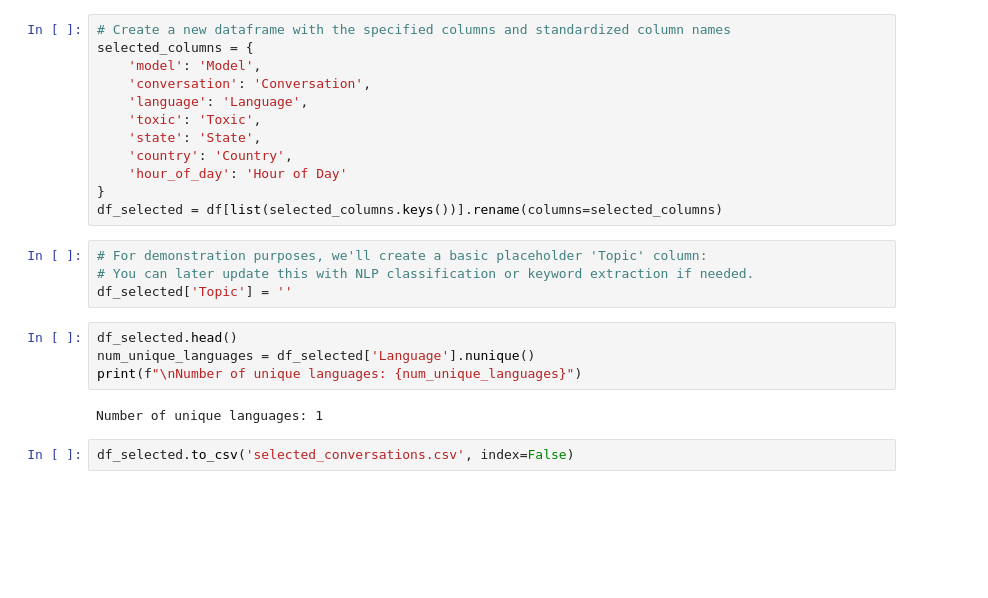
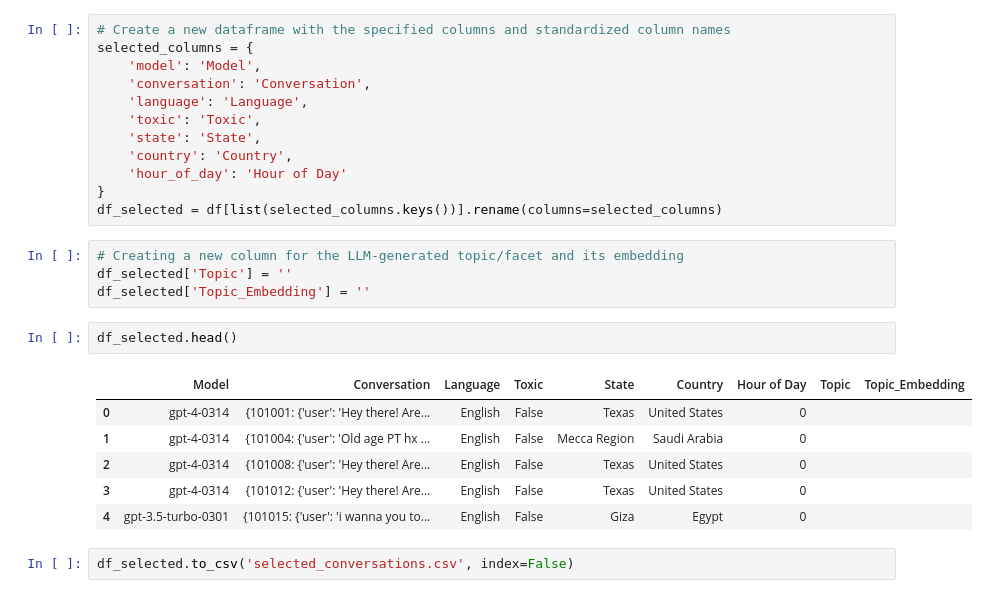
Before and after one commit to VarunSendilraj/Pebl-Maps, a Jupyter notebook: dataExploration.ipynb, the cells around one changed output. Cells and saved outputs as stored; diff of their text form; blank space fills up the shorter version.

```diff
--- a/dataExploration.ipynb
+++ b/dataExploration.ipynb
@@ -302,14 +310,17 @@ selected_columns = {
 }
 df_selected = df[list(selected_columns.keys())].rename(columns=selected_columns)
 # %%
-# For demonstration purposes, we'll create a basic placeholder 'Topic' column:
-# You can later update this with NLP classification or keyword extraction if needed.
+# Creating a new column for the LLM-generated topic/facet and its embedding
 df_selected['Topic'] = ''
+df_selected['Topic_Embedding'] = ''
 # %%
 df_selected.head()
-num_unique_languages = df_selected['Language'].nunique()
-print(f"\nNumber of unique languages: {num_unique_languages}")
 # %% [output]
-Number of unique languages: 1
+|  | Model | Conversation | Language | Toxic | State | Country | Hour of Day | Topic | Topic_Embedding |
+| 0 | gpt-4-0314 | {101001: {'user': 'Hey there! Are... | English | False | Texas | United States | 0 |  |  |
+| 1 | gpt-4-0314 | {101004: {'user': 'Old age PT hx ... | English | False | Mecca Region | Saudi Arabia | 0 |  |  |
+| 2 | gpt-4-0314 | {101008: {'user': 'Hey there! Are... | English | False | Texas | United States | 0 |  |  |
+| 3 | gpt-4-0314 | {101012: {'user': 'Hey there! Are... | English | False | Texas | United States | 0 |  |  |
+| 4 | gpt-3.5-turbo-0301 | {101015: {'user': 'i wanna you to... | English | False | Giza | Egypt | 0 |  |  |
 # %%
 df_selected.to_csv('selected_conversations.csv', index=False)
```
Also changed, not shown: parts of 3 cells of this notebook, 3 other files.
